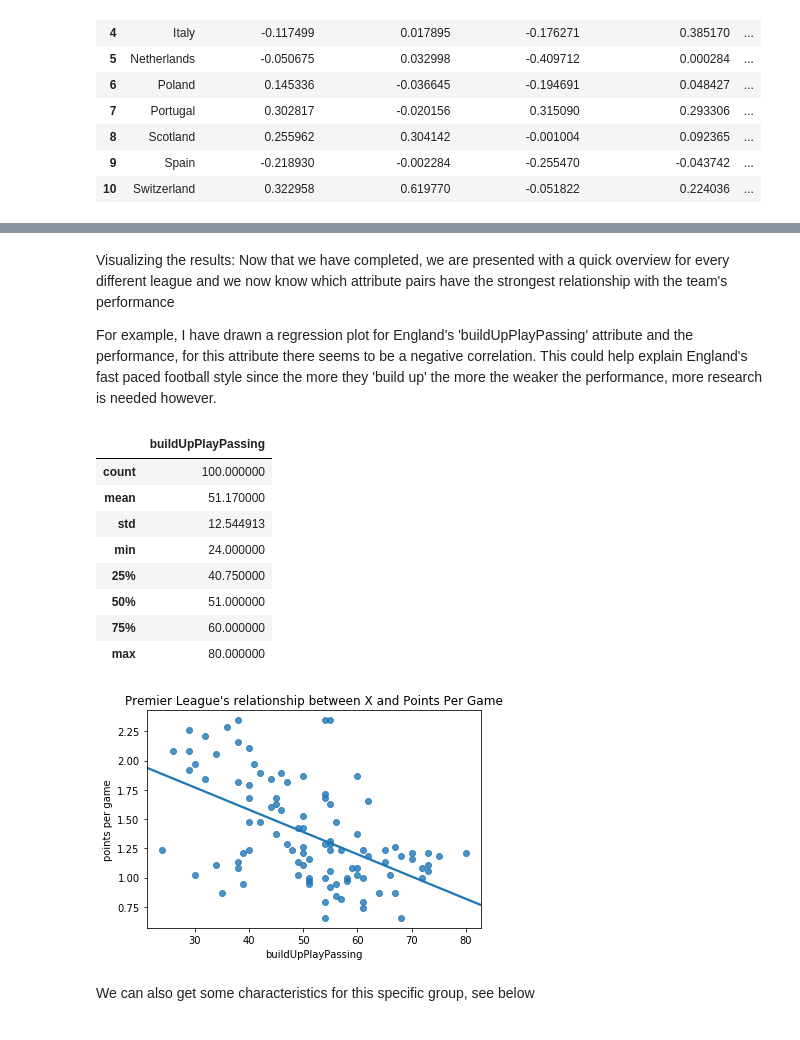
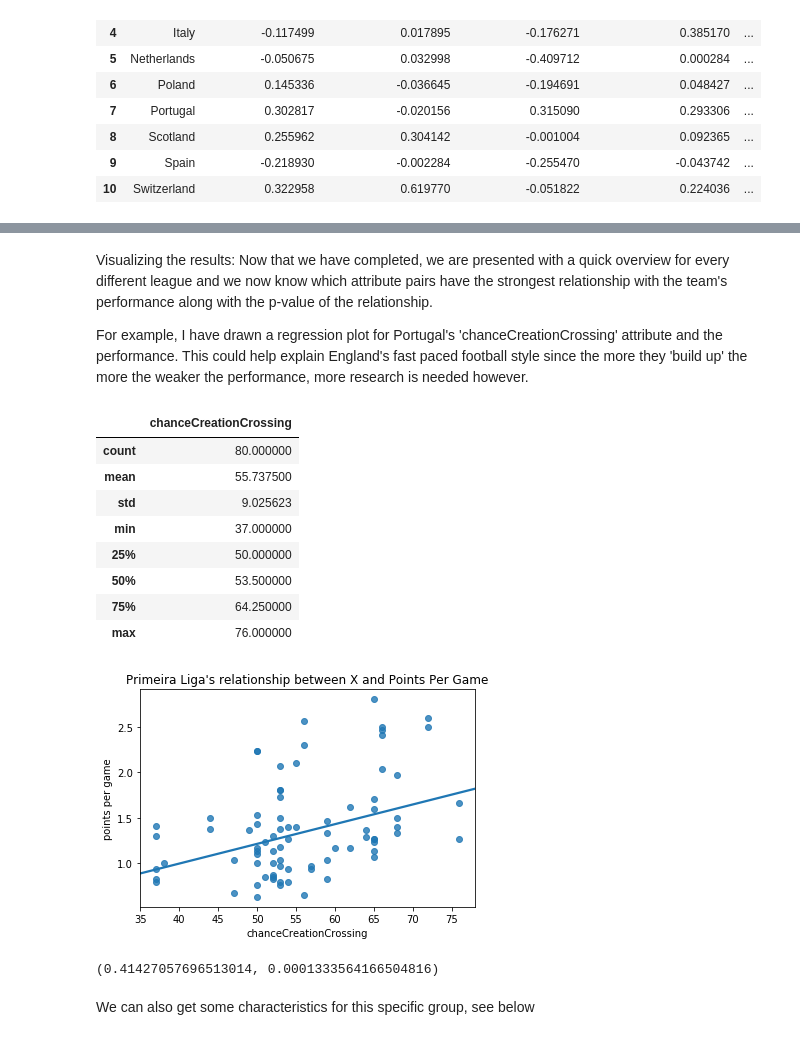
Before and after one commit to HenryHar/UD-investigate_soccer_dataset, a Jupyter notebook: soccer_data_investigation.ipynb, the cells around one changed output, grey strips where cells are left out. Saved outputs shown, nothing was run; the diff lists cells and outputs as text; code cells hidden in the pictures.

Commit message:
Included the p-values for the correlations

```diff
--- a/soccer_data_investigation.ipynb
+++ b/soccer_data_investigation.ipynb
@@ -592,26 +621,30 @@ Correlations
 # %% [markdown]
-Visualizing the results: Now that we have completed, we are presented with a quick overview for every different league and we now know which attribute pairs have the strongest relationship with the team's performance
+Visualizing the results: Now that we have completed, we are presented with a quick overview for every different league and we now know which attribute pairs have the strongest relationship with the team's performance along with the p-value of the relationship.
 
-For example, I have drawn a regression plot for England's 'buildUpPlayPassing' attribute and the performance, for this attribute there seems to be a negative correlation. This could help explain England's fast paced football style since the more they 'build up' the more the weaker the performance, more research is needed however.
+For example, I have drawn a regression plot for Portugal's 'chanceCreationCrossing' attribute and the performance. This could help explain England's fast paced football style since the more they 'build up' the more the weaker the performance, more research is needed however.
 # %%
-
-england= grouped.get_group('England')
+portugal = grouped.get_group('Portugal')
 
 
-sns.regplot(england['buildUpPlayPassing'], england['points per game'], robust=True, ci= None).set_title("Premier League's relationship between X and Points Per Game")
+sns.regplot(portugal['chanceCreationCrossing'], portugal['points per game'], robust=True, ci= None).set_title("Primeira Liga's relationship between X and Points Per Game")
 
-pd.DataFrame(england['buildUpPlayPassing'].describe())
+pd.DataFrame(portugal['chanceCreationCrossing'].describe())
 # %% [output]
-|  | buildUpPlayPassing |
-| count | 100.000000 |
-| mean | 51.170000 |
-| std | 12.544913 |
-| min | 24.000000 |
-| 25% | 40.750000 |
-| 50% | 51.000000 |
-| 75% | 60.000000 |
-| max | 80.000000 |
+|  | chanceCreationCrossing |
+| count | 80.000000 |
+| mean | 55.737500 |
+| std | 9.025623 |
+| min | 37.000000 |
+| 25% | 50.000000 |
+| 50% | 53.500000 |
+| 75% | 64.250000 |
+| max | 76.000000 |
-[figure, old version]
+[figure, new version]
+# %%
+pearson_r, p_value = scipy.stats.pearsonr(portugal['chanceCreationCrossing'], portugal['points per game'])
+pearson_r, p_value
+# %% [output]
+(0.41427057696513014, 0.0001333564166504816)
 # %% [markdown]
 We can also get some characteristics for this specific group, see below
 # %%
```
Also changed, not shown: parts of 7 cells of this notebook, 1 other file.
